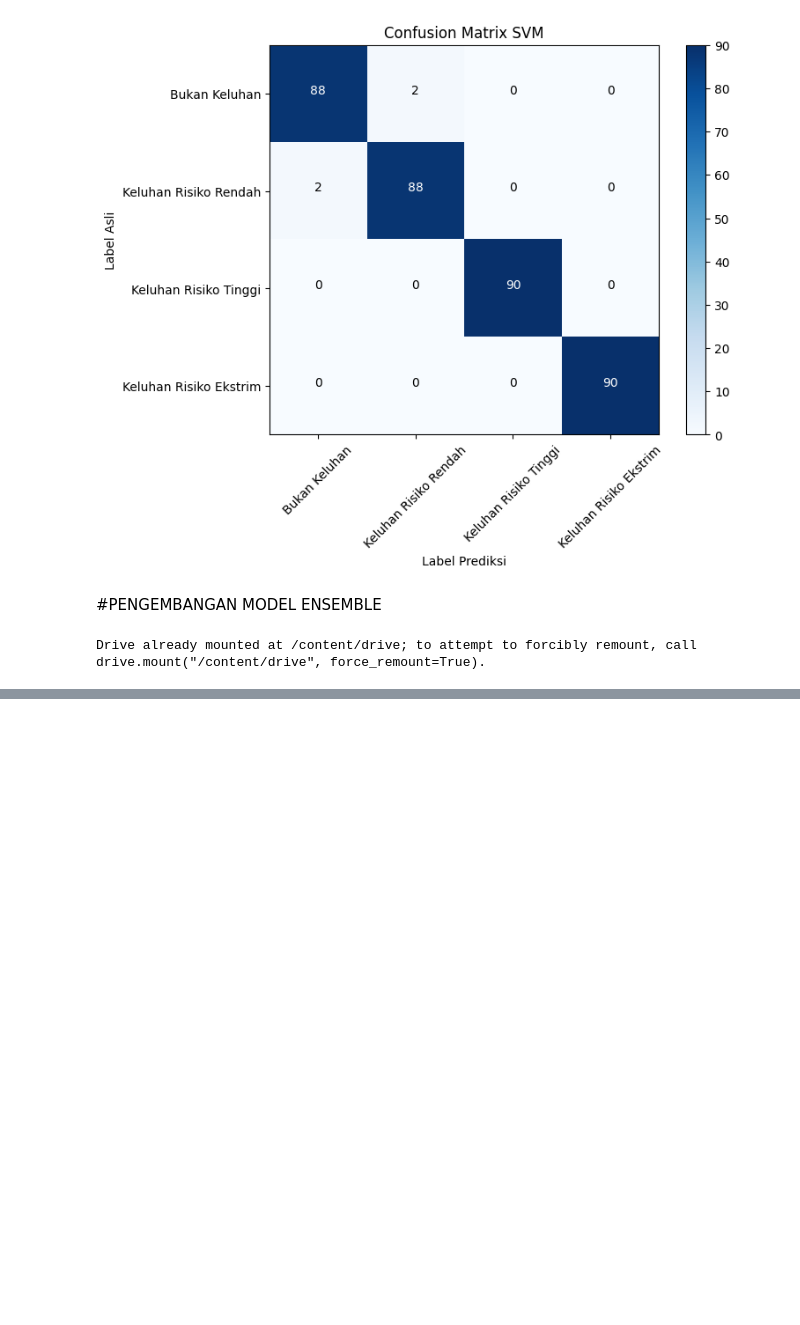
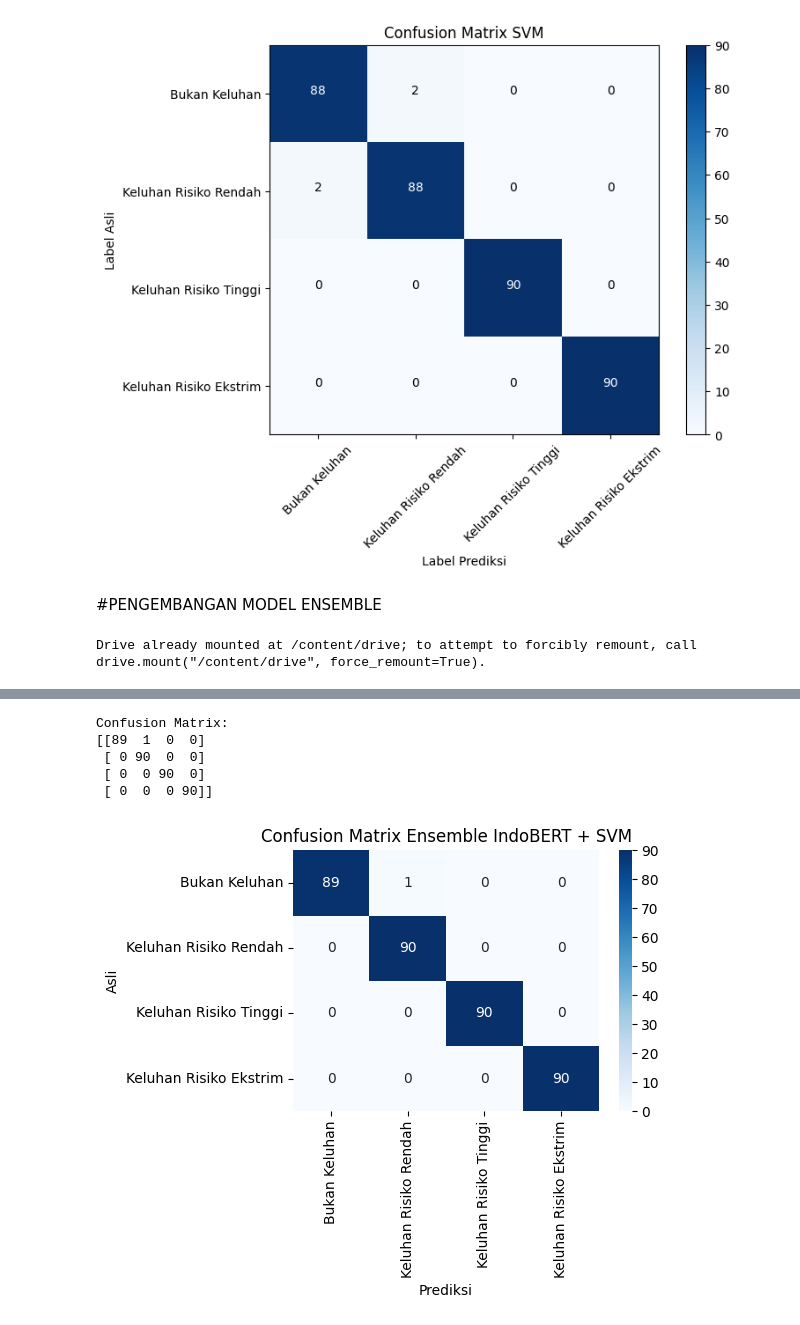
Before and after one commit to dian-wijayanti/DOKUMEN-TESIS, a Jupyter notebook: Dokumentasi.ipynb, the cells around one changed output, grey strips where cells are left out. Saved outputs shown, nothing was run; the diff lists cells and outputs as text; code cells hidden in the pictures; blank space fills up the shorter version.

```diff
--- a/Dokumentasi.ipynb
+++ b/Dokumentasi.ipynb
@@ -3521,0 +3341,34 @@ F1-score :  0.9972
+# %%
+from sklearn.metrics import confusion_matrix
+import seaborn as sns
+import matplotlib.pyplot as plt
+
+# 15a. Hitung Confusion Matrix
+cm = confusion_matrix(test_labels, preds_ens)
+
+# 15b. Cetak Confusion Matrix ke console
+print("Confusion Matrix:")
+print(cm)
+
+# 15c. Visualisasikan dengan heatmap
+plt.figure(figsize=(6, 5))
+sns.heatmap(
+    cm,
+    annot=True,
+    fmt="d",
+    cmap="Blues",
+    xticklabels=list(mapping.keys()),
+    yticklabels=list(mapping.keys())
+)
+plt.xlabel("Prediksi")
+plt.ylabel("Asli")
+plt.title("Confusion Matrix Ensemble IndoBERT + SVM")
+plt.tight_layout()
+plt.show()
+# %% [output]
+Confusion Matrix:
+[[89  1  0  0]
+ [ 0 90  0  0]
+ [ 0  0 90  0]
+ [ 0  0  0 90]]
+[figure, added]
```
Also changed, not shown: parts of 1 cell of this notebook.
